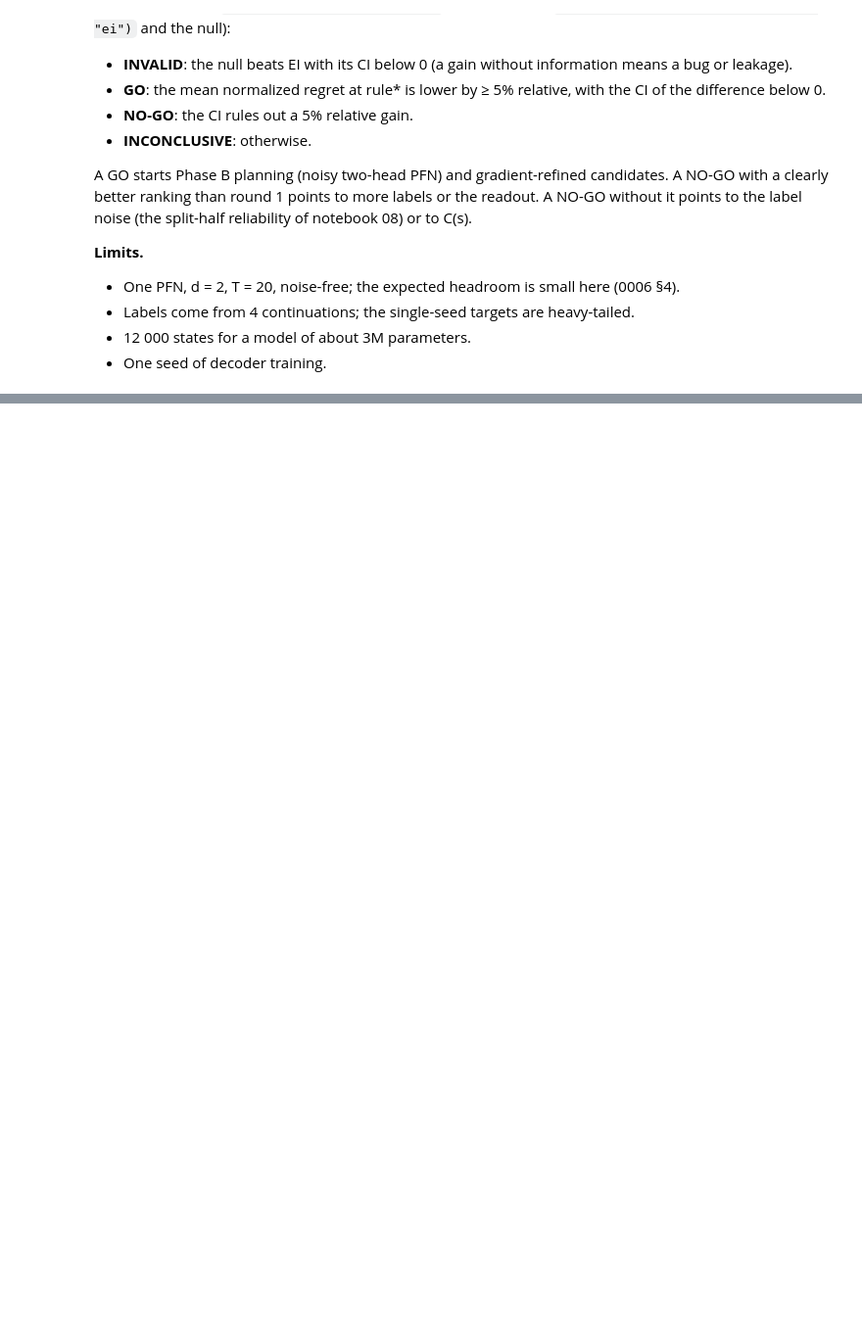
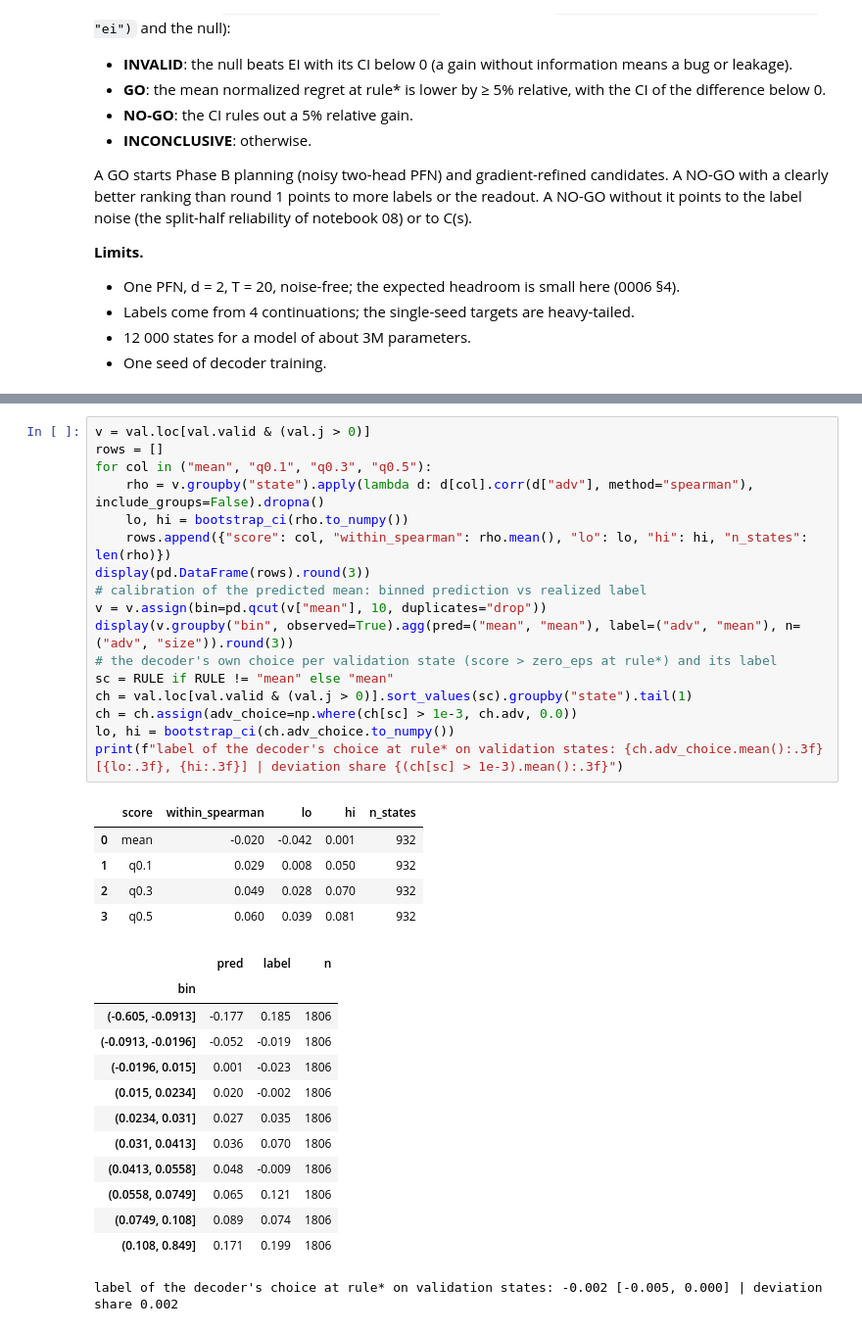
Before and after one commit to timruhkopf/anytime-acquisition, a Jupyter notebook: notebooks/09_2026-11-11_api_decoder.ipynb, the cells around one changed output, grey strips where cells are left out. Shown at 98% size. Saved outputs shown, nothing was run; the diff lists cells and outputs as text; blank space fills up the shorter version.

```diff
--- a/notebooks/09_2026-11-11_api_decoder.ipynb
+++ b/notebooks/09_2026-11-11_api_decoder.ipynb
@@ -78,0 +173,36 @@ The GO / NO-GO criterion from the description, evaluated, in one line. Record it
+# %%
+v = val.loc[val.valid & (val.j > 0)]
+rows = []
+for col in ("mean", "q0.1", "q0.3", "q0.5"):
+    rho = v.groupby("state").apply(lambda d: d[col].corr(d["adv"], method="spearman"), include_groups=False).dropna()
+    lo, hi = bootstrap_ci(rho.to_numpy())
+    rows.append({"score": col, "within_spearman": rho.mean(), "lo": lo, "hi": hi, "n_states": len(rho)})
+display(pd.DataFrame(rows).round(3))
+# calibration of the predicted mean: binned prediction vs realized label
+v = v.assign(bin=pd.qcut(v["mean"], 10, duplicates="drop"))
+display(v.groupby("bin", observed=True).agg(pred=("mean", "mean"), label=("adv", "mean"), n=("adv", "size")).round(3))
+# the decoder's own choice per validation state (score > zero_eps at rule*) and its label
+sc = RULE if RULE != "mean" else "mean"
+ch = val.loc[val.valid & (val.j > 0)].sort_values(sc).groupby("state").tail(1)
+ch = ch.assign(adv_choice=np.where(ch[sc] > 1e-3, ch.adv, 0.0))
+lo, hi = bootstrap_ci(ch.adv_choice.to_numpy())
+print(f"label of the decoder's choice at rule* on validation states: {ch.adv_choice.mean():.3f} [{lo:.3f}, {hi:.3f}] | deviation share {(ch[sc] > 1e-3).mean():.3f}")
+# %% [output]
+|  | score | within_spearman | lo | hi | n_states |
+| 0 | mean | -0.020 | -0.042 | 0.001 | 932 |
+| 1 | q0.1 | 0.029 | 0.008 | 0.050 | 932 |
+| 2 | q0.3 | 0.049 | 0.028 | 0.070 | 932 |
+| 3 | q0.5 | 0.060 | 0.039 | 0.081 | 932 |
+|  | pred | label | n |
+| bin |  |  |  |
+| (-0.605, -0.0913] | -0.177 | 0.185 | 1806 |
+| (-0.0913, -0.0196] | -0.052 | -0.019 | 1806 |
+| (-0.0196, 0.015] | 0.001 | -0.023 | 1806 |
+| (0.015, 0.0234] | 0.020 | -0.002 | 1806 |
+| (0.0234, 0.031] | 0.027 | 0.035 | 1806 |
+| (0.031, 0.0413] | 0.036 | 0.070 | 1806 |
+| (0.0413, 0.0558] | 0.048 | -0.009 | 1806 |
+| (0.0558, 0.0749] | 0.065 | 0.121 | 1806 |
+| (0.0749, 0.108] | 0.089 | 0.074 | 1806 |
+| (0.108, 0.849] | 0.171 | 0.199 | 1806 |
+label of the decoder's choice at rule* on validation states: -0.002 [-0.005, 0.000] | deviation share 0.002
```
Also changed, not shown: parts of 17 cells of this notebook, 15 other files.
